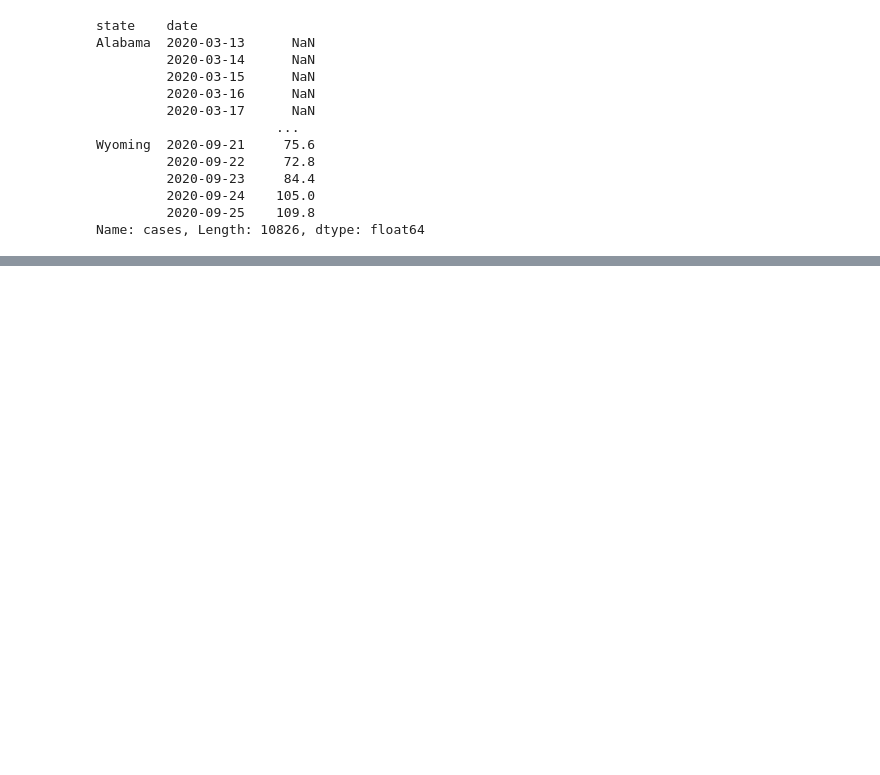
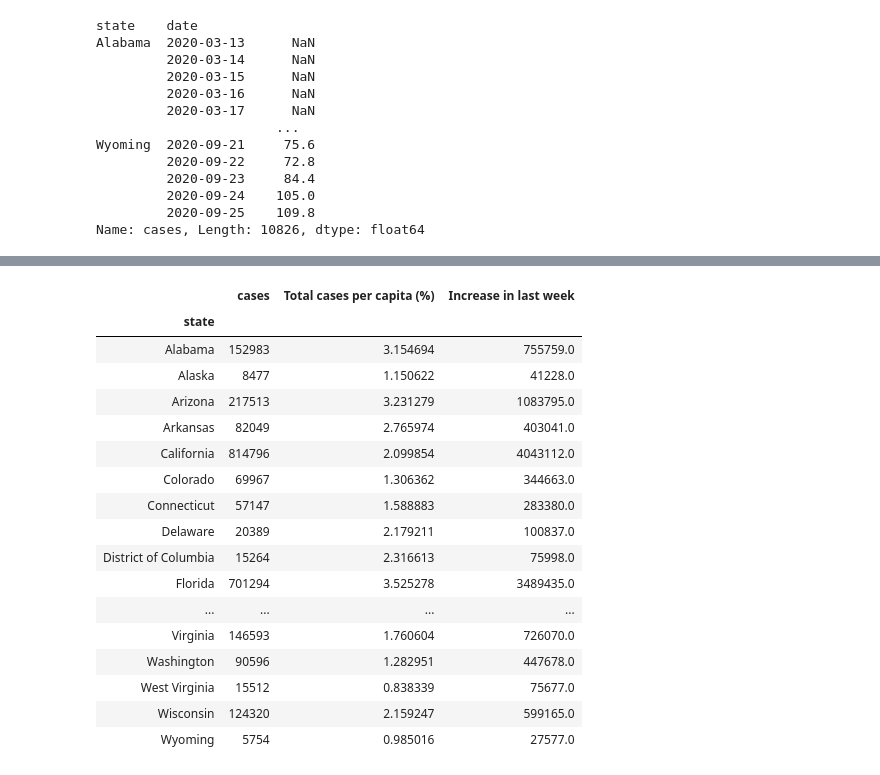
Before and after one commit to kmair/covid-usa, a Jupyter notebook: Main.ipynb, the cells around one changed output, grey strips where cells are left out. Drawn from its saved outputs; the diff is of its cells as text; code cells hidden in the pictures; blank space fills up the shorter version.

Commit message:
Add table

```diff
--- a/Main.ipynb
+++ b/Main.ipynb
@@ -271,0 +372,11 @@ output = ARIMA_forecast(state_df.cases, 0.9, **{'mode':'All'})
+# %%
+# latest_df.rename({latest_df.columns[0]: col}, axis='columns')
+latest_df = latest_df.droplevel(1, axis=1)  # removing agg of last from column
+# %%
+def population_precent(row):
+    pop = population_dict.get(row.name,[10**9])[0]
+    percent = row[col]/pop * 100
+    return percent
+
+latest_df[f'Total {col} per capita (%)'] = latest_df.apply(population_precent, axis=1)
+latest_df
@@ -271,0 +449,3 @@ output = ARIMA_forecast(state_df.cases, 0.9, **{'mode':'All'})
+# %%
+rolling_sum = state_df.rolling(5).sum()
+rolling_sum #.reset_index()
@@ -271,0 +467,24 @@ output = ARIMA_forecast(state_df.cases, 0.9, **{'mode':'All'})
+# %%
+rolling_sum = rolling_sum.reset_index().groupby('state').agg('last')
+rolling_sum = rolling_sum.drop('date', axis=1).rename({col: f'Increase in last week'}, axis=1)
+# %%
+latest_df.merge(rolling_sum, left_index=True, right_index=True)
+# %% [output]
+|  | cases | Total cases per capita (%) | Increase in last week |
+| state |  |  |  |
+| Alabama | 152983 | 3.154694 | 755759.0 |
+| Alaska | 8477 | 1.150622 | 41228.0 |
+| Arizona | 217513 | 3.231279 | 1083795.0 |
+| Arkansas | 82049 | 2.765974 | 403041.0 |
+| California | 814796 | 2.099854 | 4043112.0 |
+| Colorado | 69967 | 1.306362 | 344663.0 |
+| Connecticut | 57147 | 1.588883 | 283380.0 |
+| Delaware | 20389 | 2.179211 | 100837.0 |
+| District of Columbia | 15264 | 2.316613 | 75998.0 |
+| Florida | 701294 | 3.525278 | 3489435.0 |
+| ... | ... | ... | ... |
+| Virginia | 146593 | 1.760604 | 726070.0 |
+| Washington | 90596 | 1.282951 | 447678.0 |
+| West Virginia | 15512 | 0.838339 | 75677.0 |
+| Wisconsin | 124320 | 2.159247 | 599165.0 |
+| Wyoming | 5754 | 0.985016 | 27577.0 |
```
Also changed, not shown: parts of 17 cells of this notebook, 1 other file.
